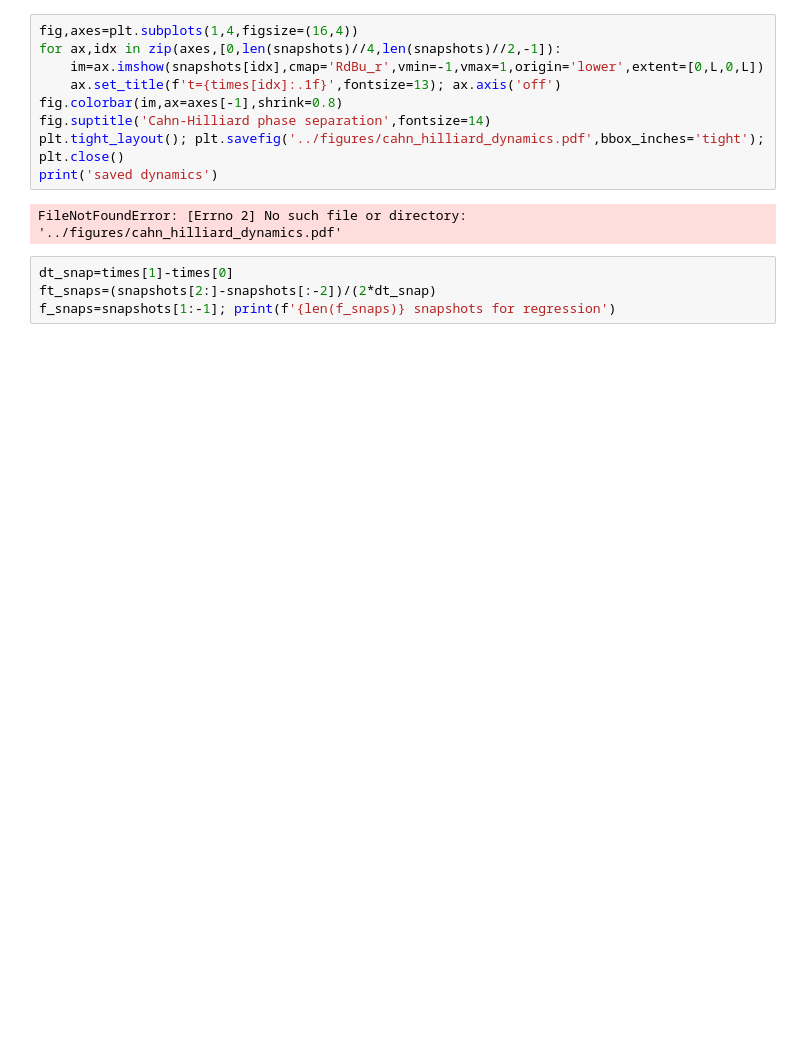
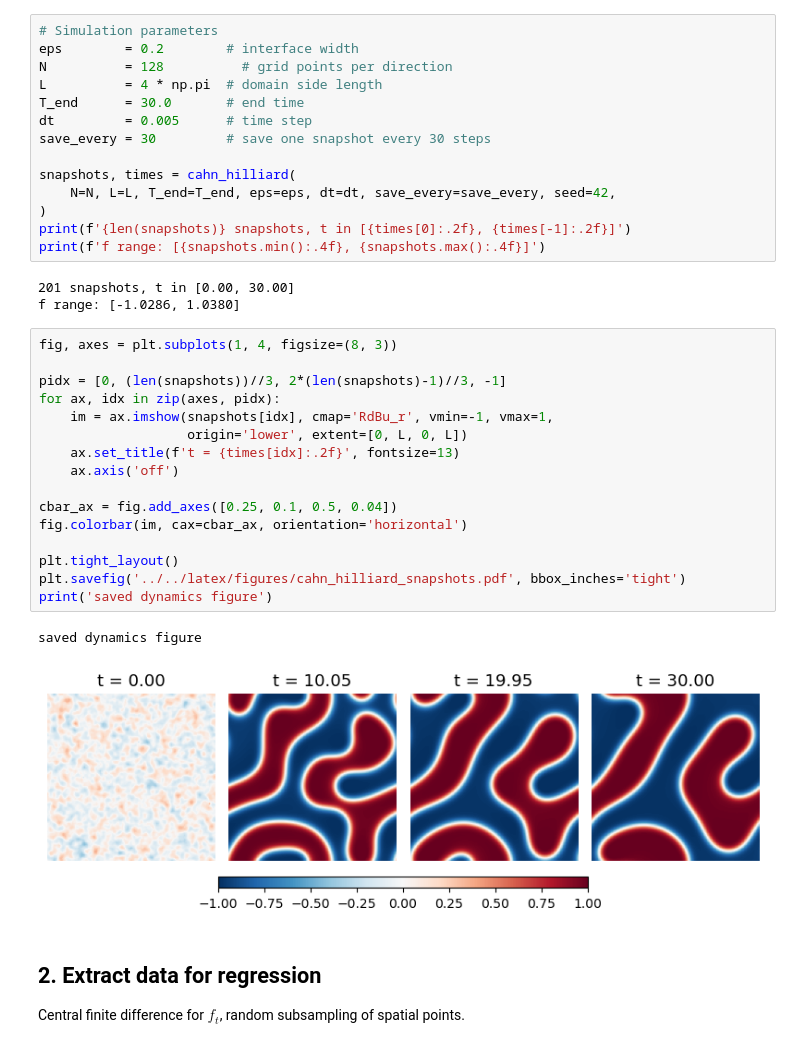
Before and after one commit to ballerin/equivariant-data-driven-discovery, a Jupyter notebook: notebooks/cahn_hilliard.ipynb, the cells around one changed output. Cells and saved outputs as stored; diff of their text form; blank space fills up the shorter version.

```diff
--- a/notebooks/cahn_hilliard.ipynb
+++ b/notebooks/cahn_hilliard.ipynb
@@ -46,15 +33,40 @@ Snapshots:200, f in [-1.042,1.025]
+# %%
+# Simulation parameters
+eps        = 0.2        # interface width
+N          = 128          # grid points per direction
+L          = 4 * np.pi  # domain side length
+T_end      = 30.0       # end time
+dt         = 0.005      # time step
+save_every = 30         # save one snapshot every 30 steps
+
+snapshots, times = cahn_hilliard(
+    N=N, L=L, T_end=T_end, eps=eps, dt=dt, save_every=save_every, seed=42,
+)
+print(f'{len(snapshots)} snapshots, t in [{times[0]:.2f}, {times[-1]:.2f}]')
+print(f'f range: [{snapshots.min():.4f}, {snapshots.max():.4f}]')
+# %% [output]
+201 snapshots, t in [0.00, 30.00]
+f range: [-1.0286, 1.0380]
 # %%
-fig,axes=plt.subplots(1,4,figsize=(16,4))
-for ax,idx in zip(axes,[0,len(snapshots)//4,len(snapshots)//2,-1]):
-    im=ax.imshow(snapshots[idx],cmap='RdBu_r',vmin=-1,vmax=1,origin='lower',extent=[0,L,0,L])
-    ax.set_title(f't={times[idx]:.1f}',fontsize=13); ax.axis('off')
-fig.colorbar(im,ax=axes[-1],shrink=0.8)
-fig.suptitle('Cahn-Hilliard phase separation',fontsize=14)
-plt.tight_layout(); plt.savefig('../figures/cahn_hilliard_dynamics.pdf',bbox_inches='tight'); plt.close()
-print('saved dynamics')
+fig, axes = plt.subplots(1, 4, figsize=(8, 3))
+
+pidx = [0, (len(snapshots))//3, 2*(len(snapshots)-1)//3, -1]
+for ax, idx in zip(axes, pidx):
+    im = ax.imshow(snapshots[idx], cmap='RdBu_r', vmin=-1, vmax=1,
+                   origin='lower', extent=[0, L, 0, L])
+    ax.set_title(f't = {times[idx]:.2f}', fontsize=13)
+    ax.axis('off')
+
+cbar_ax = fig.add_axes([0.25, 0.1, 0.5, 0.04])
+fig.colorbar(im, cax=cbar_ax, orientation='horizontal')
+
+plt.tight_layout()
+plt.savefig('../../latex/figures/cahn_hilliard_snapshots.pdf', bbox_inches='tight')
+print('saved dynamics figure')
 # %% [output]
-FileNotFoundError: [Errno 2] No such file or directory: '../figures/cahn_hilliard_dynamics.pdf'
+saved dynamics figure
+[figure, added]
-# %%
-dt_snap=times[1]-times[0]
-ft_snaps=(snapshots[2:]-snapshots[:-2])/(2*dt_snap)
-f_snaps=snapshots[1:-1]; print(f'{len(f_snaps)} snapshots for regression')
+# %% [markdown]
+## 2. Extract data for regression
+
+Central finite difference for $f_t$, random subsampling of spatial points.
```
Also changed, not shown: parts of 19 cells of this notebook, 6 other files.
